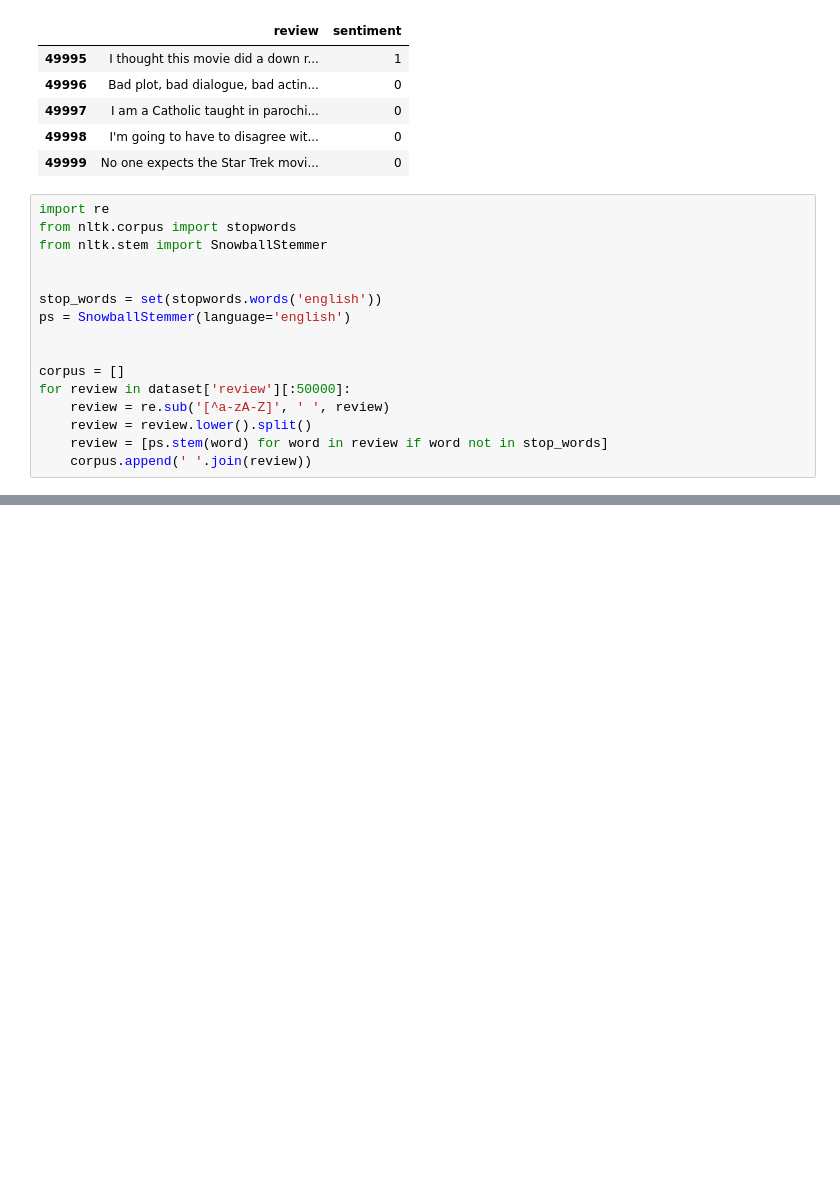
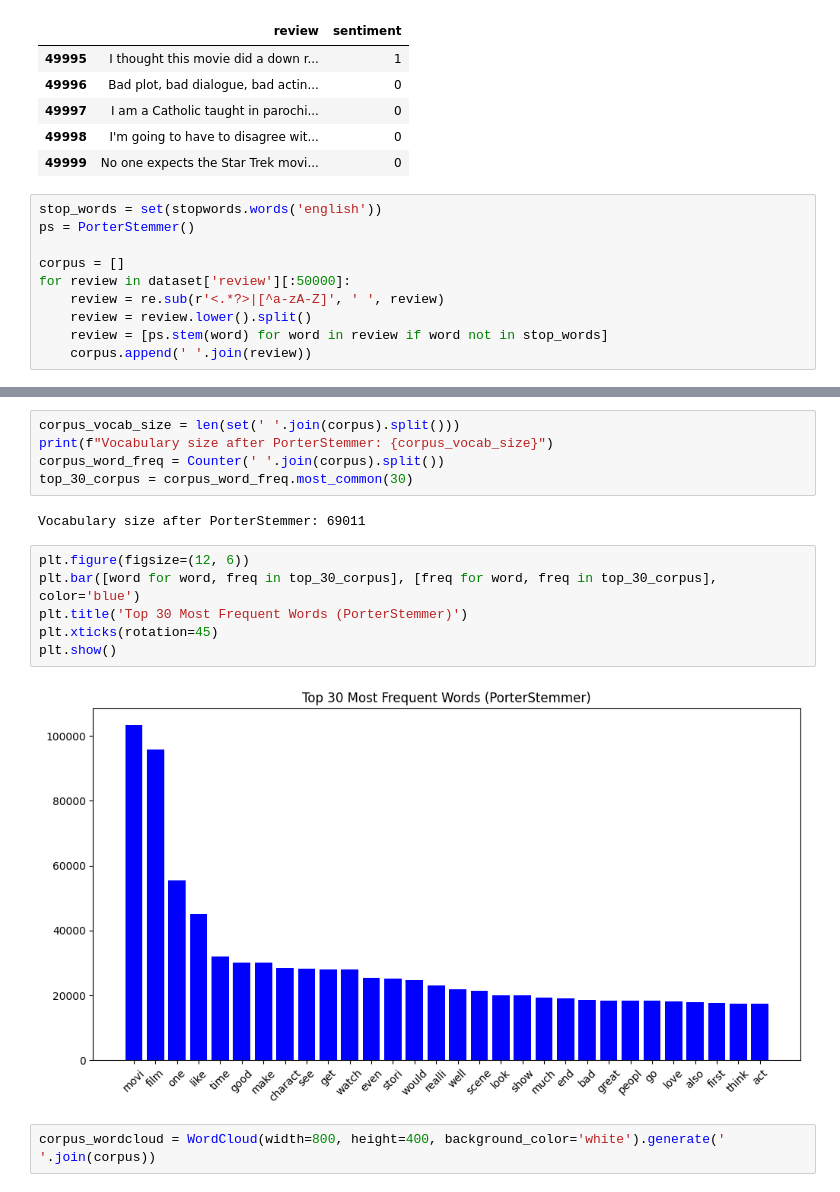
Before and after one commit to AmanDeepSinghH2/ML-Models, a Jupyter notebook: NLP/IMDB Stemming.ipynb, the cells around one changed output, grey strips where cells are left out. Cells and saved outputs as stored; diff of their text form; blank space fills up the shorter version.

```diff
--- a/NLP/IMDB Stemming.ipynb
+++ b/NLP/IMDB Stemming.ipynb
@@ -57,18 +63,12 @@ dataset.tail()
 | 49998 | I'm going to have to disagree wit... | 0 |
 | 49999 | No one expects the Star Trek movi... | 0 |
 # %%
-import re
-from nltk.corpus import stopwords
-from nltk.stem import SnowballStemmer
-
-
 stop_words = set(stopwords.words('english'))
-ps = SnowballStemmer(language='english')
-
+ps = PorterStemmer()
 
 corpus = []
 for review in dataset['review'][:50000]:
-    review = re.sub('[^a-zA-Z]', ' ', review)
+    review = re.sub(r'<.*?>|[^a-zA-Z]', ' ', review)
     review = review.lower().split()
     review = [ps.stem(word) for word in review if word not in stop_words]
     corpus.append(' '.join(review))
@@ -94,0 +85,17 @@ corpus
+# %%
+corpus_vocab_size = len(set(' '.join(corpus).split()))
+print(f"Vocabulary size after PorterStemmer: {corpus_vocab_size}")
+corpus_word_freq = Counter(' '.join(corpus).split())
+top_30_corpus = corpus_word_freq.most_common(30)
+# %% [output]
+Vocabulary size after PorterStemmer: 69011
+# %%
+plt.figure(figsize=(12, 6))
+plt.bar([word for word, freq in top_30_corpus], [freq for word, freq in top_30_corpus], color='blue')
+plt.title('Top 30 Most Frequent Words (PorterStemmer)')
+plt.xticks(rotation=45)
+plt.show()
+# %% [output]
+[figure, added]
+# %%
+corpus_wordcloud = WordCloud(width=800, height=400, background_color='white').generate(' '.join(corpus))
```
Also changed, not shown: parts of 10 cells of this notebook, 1 other file.
